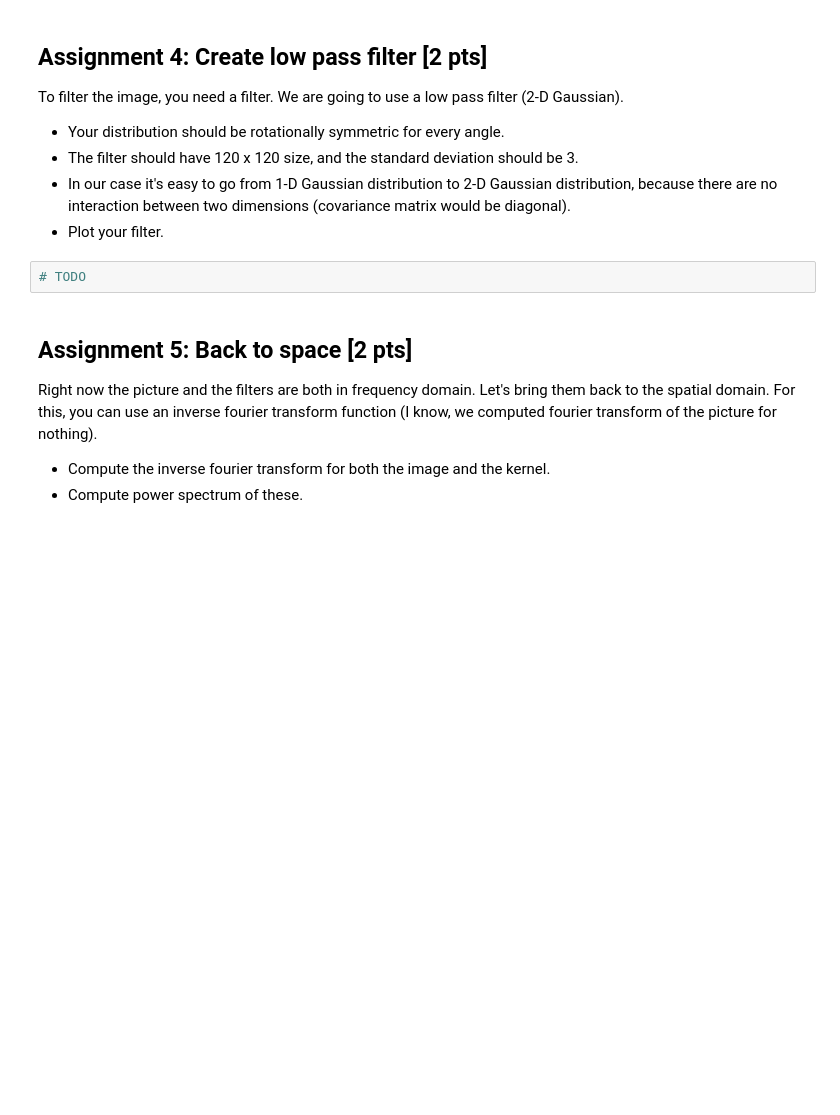
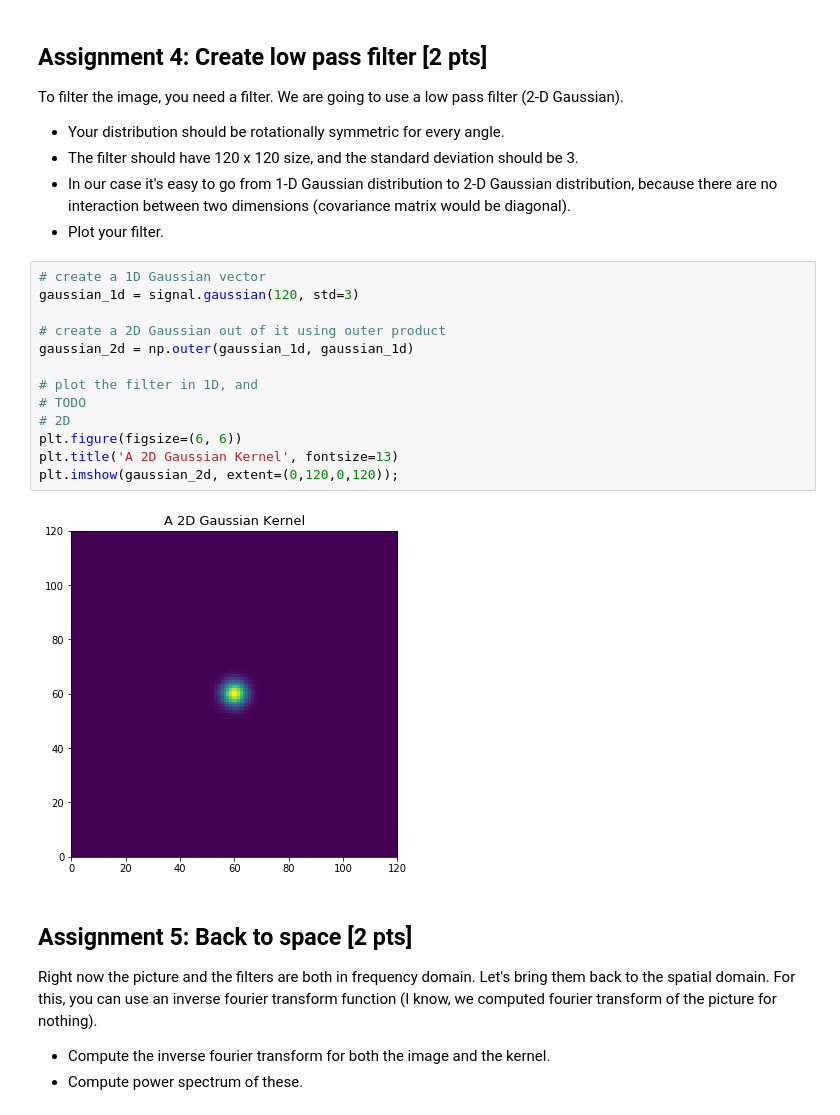
Before and after one commit to NBP-ACC/week-9-acc_01, a Jupyter notebook: sheet07.ipynb, the cells around one changed output. Saved outputs shown, nothing was run; the diff lists cells and outputs as text; blank space fills up the shorter version.

Commit message:
still needs to improve the kernel

```diff
--- a/sheet07.ipynb
+++ b/sheet07.ipynb
@@ -166,8 +183,21 @@ To filter the image, you need a filter. We are going to use a low pass filter (2
 - The filter should have 120 x 120 size, and the standard deviation should be 3.
 - In our case it's easy to go from 1-D Gaussian distribution to 2-D Gaussian distribution, because there are no interaction between two dimensions (covariance matrix would be diagonal).
 - Plot your filter.
-# %%
-# TODO
+# %%
+# create a 1D Gaussian vector
+gaussian_1d = signal.gaussian(120, std=3)
+
+# create a 2D Gaussian out of it using outer product
+gaussian_2d = np.outer(gaussian_1d, gaussian_1d)
+
+# plot the filter in 1D, and
+# TODO
+# 2D
+plt.figure(figsize=(6, 6))
+plt.title('A 2D Gaussian Kernel', fontsize=13)
+plt.imshow(gaussian_2d, extent=(0,120,0,120));
+# %% [output]
+[figure, added]
 # %% [markdown]
 ## Assignment 5: Back to space [2 pts]
 Right now the picture and the filters are both in frequency domain. Let's bring them back to the spatial domain. For this, you can use an inverse fourier transform function (I know, we computed fourier transform of the picture for nothing).
```
Also changed, not shown: parts of 12 cells of this notebook.
